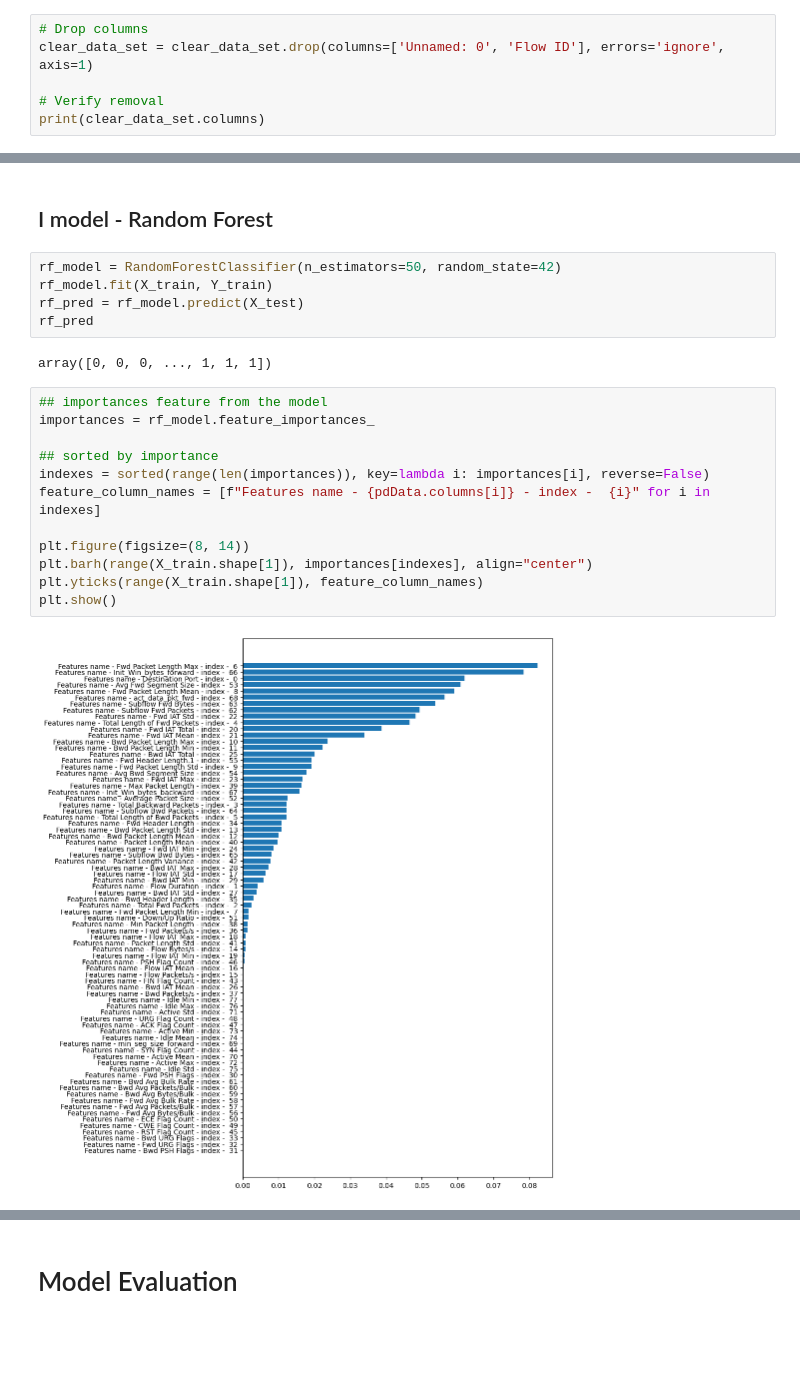
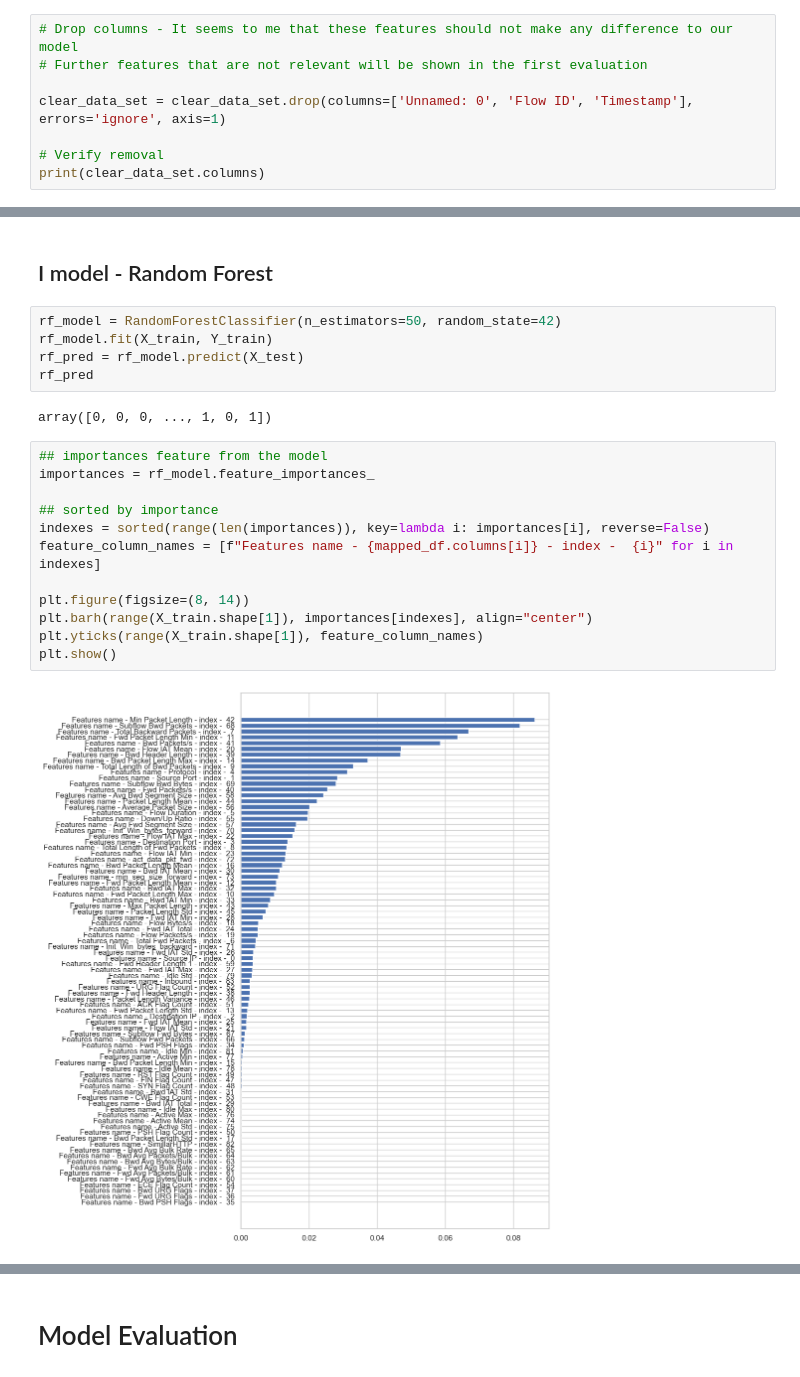
Before and after one commit to DragoBJJ/DDoS-attacks-classification, a Jupyter notebook: DDoSAttacksClassification.ipynb, the cells around one changed output, grey strips where cells are left out. Drawn from its saved outputs; the diff is of its cells as text; blank space fills up the shorter version.

Commit message:
Refactor code for improved readability and maintainability, Added Evaluation model function after first training

```diff
--- a/DDoSAttacksClassification.ipynb
+++ b/DDoSAttacksClassification.ipynb
@@ -326,8 +326,10 @@ Most frequent value - 0 for column - SimillarHTTP with count - 75000
 Replaced NaN values in columns: ['Flow ID', 'Source IP', 'Destination IP', 'Timestamp', 'SimillarHTTP']
 No null value in the dataset.
 # %%
-# Drop columns
-clear_data_set = clear_data_set.drop(columns=['Unnamed: 0', 'Flow ID'], errors='ignore', axis=1)
+# Drop columns - It seems to me that these features should not make any difference to our model
+# Further features that are not relevant will be shown in the first evaluation
+
+clear_data_set = clear_data_set.drop(columns=['Unnamed: 0', 'Flow ID', 'Timestamp'], errors='ignore', axis=1)
 
 # Verify removal
 print(clear_data_set.columns)
@@ -444,18 +431,18 @@ rf_model.fit(X_train, Y_train)
 rf_pred = rf_model.predict(X_test)
 rf_pred
 # %% [output]
-array([0, 0, 0, ..., 1, 1, 1])
+array([0, 0, 0, ..., 1, 0, 1])
 # %%
 ## importances feature from the model
 importances = rf_model.feature_importances_
 
 ## sorted by importance
 indexes = sorted(range(len(importances)), key=lambda i: importances[i], reverse=False)
-feature_column_names = [f"Features name - {pdData.columns[i]} - index -  {i}" for i in indexes]
+feature_column_names = [f"Features name - {mapped_df.columns[i]} - index -  {i}" for i in indexes]
 
 plt.figure(figsize=(8, 14))
 plt.barh(range(X_train.shape[1]), importances[indexes], align="center")
 plt.yticks(range(X_train.shape[1]), feature_column_names)
 plt.show()
 # %% [output]
-[figure, old version]
+[figure, new version]
```
Also changed, not shown: parts of 17 cells of this notebook.
